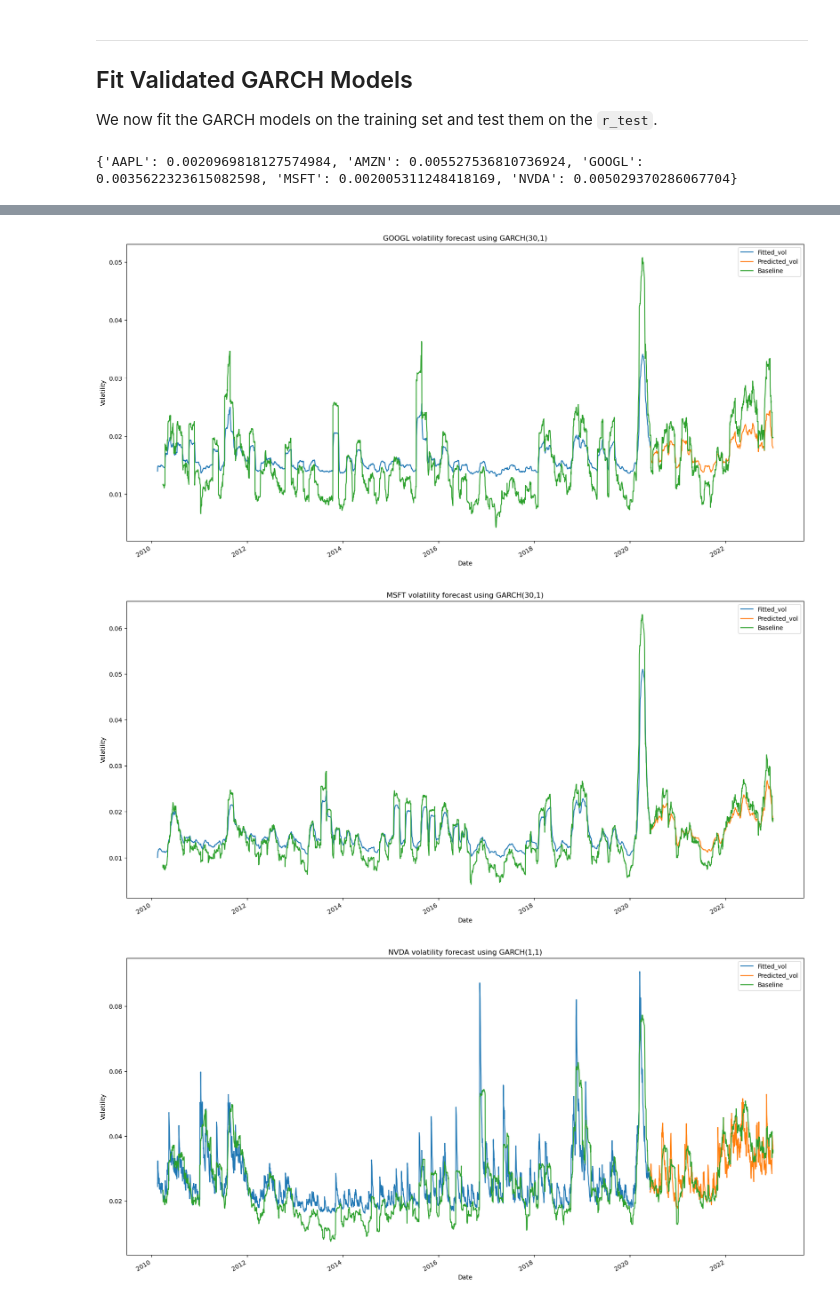
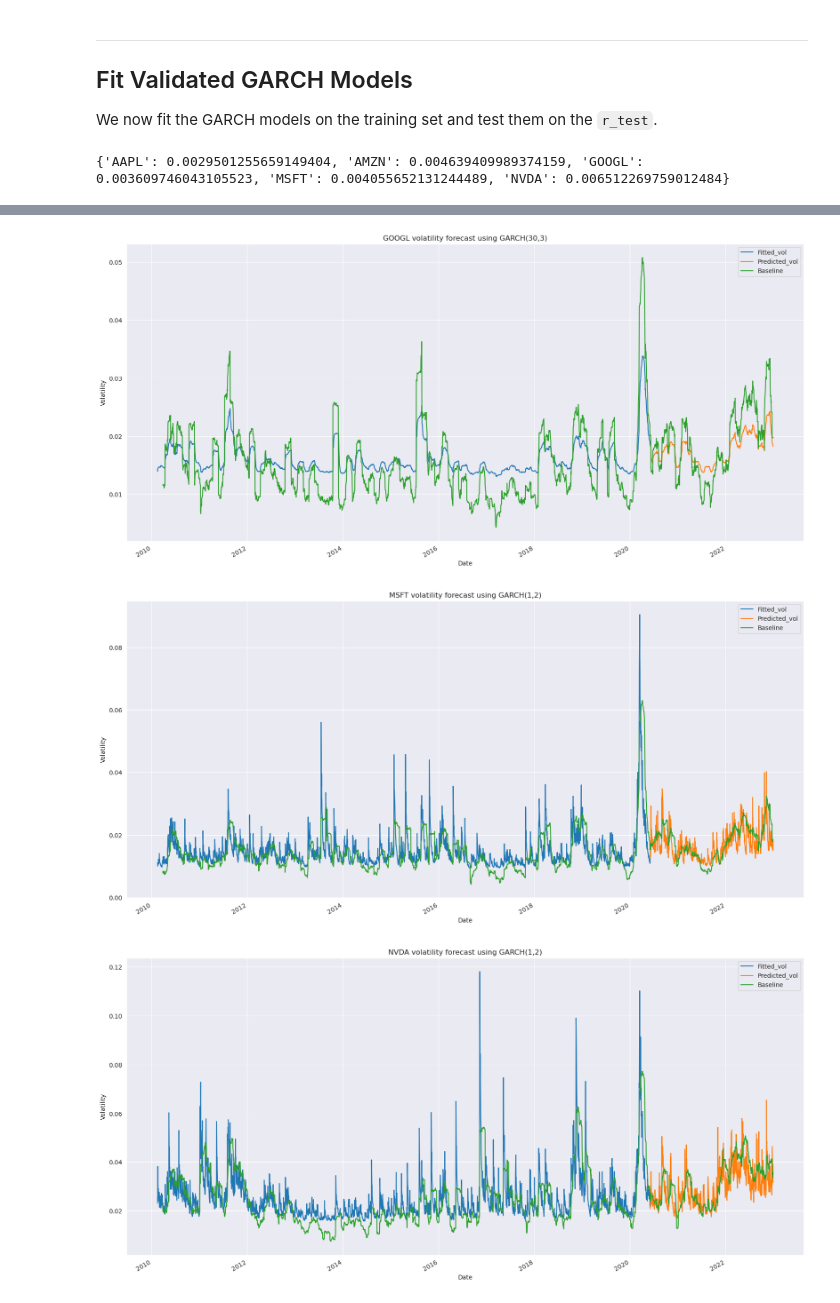
Before and after one commit to thomaspolstra/Number-Bunch-Crunch, a Jupyter notebook: GARCH/GARCH_cross_validation.ipynb, the cells around one changed output, grey strips where cells are left out. Cells and saved outputs as stored; diff of their text form; code cells hidden in the pictures.

```diff
--- a/GARCH/GARCH_cross_validation.ipynb
+++ b/GARCH/GARCH_cross_validation.ipynb
@@ -7,10 +7,11 @@ import pandas as pd
 import numpy as np
 import matplotlib.pyplot as plt
 import seaborn as sns
+import itertools
 
 from arch import arch_model
 from seaborn import set_style
-set_style("whitegrid")
+set_style("darkgrid")
 # %%
 tech = pd.read_csv("../data/tech_data.csv", parse_dates=True, index_col="Date")
 # %% [markdown]
@@ -60,15 +63,18 @@ from sklearn.metrics import mean_squared_error
 # %%
 p_choices = [1,2,3,5,10,15,30]
+q_choices = [1,2,3,5,10,15,30]
+
+pq_pairs = list(itertools.product(p_choices, q_choices))
 
 kfold = TimeSeriesSplit(n_splits=3,
                         test_size=len(r_test.index))
 
-results = pd.DataFrame(index=p_choices, columns=tickers)
+results = pd.DataFrame(index=pq_pairs, columns=tickers)
 
 for stock in tickers:
 
     ## make empty array for the mses
-    mses = {k:[0]*5 for k in p_choices}
+    mses = {(a,b):[0]*3 for (a,b) in pq_pairs}
 
     ## this keeps track of which split we are on
     i = 0
@@ -78,16 +84,18 @@ for stock in tickers:
 
         full_index = np.concatenate((train_index,test_index), axis=0)
 
+        print(full_index)
+
         col = r_train[stock+"_returns"].copy()
 
         train = col[full_index]
 
         ## for each window we make a new model
-        for p in p_choices:
+        for (p,q) in pq_pairs:
 
             am = arch_model(train,
                      p=p,
-                     q=1,
+                     q=q,
                      vol='GARCH',
                      dist='normal',
                      rescale=False)
@@ -110,10 +118,10 @@ for stock in tickers:
             ## add the mean square error to the array
             vola = r_train[stock+"_vol"].copy()
             ## compare with observed vol
-            mses[p][i] = mean_squared_error(vola[test_index].values, np.sqrt(forecasts.variance))
+            mses[(p,q)][i] = mean_squared_error(vola[test_index].values, np.sqrt(forecasts.variance))
 
         i += 1
 
     ## add the average mse to the dataframe
-    for p in mses.keys():
-        results.loc[p, stock] = np.mean(mses[p])
+    for (p,q) in pq_pairs:
+        results[stock][(p,q)] = np.mean(mses[(p,q)])
@@ -131,5 +164,5 @@ results
 # %%
-tech_p = { k:results.index[np.argmin(results[k])] for k in tickers }
+best_pq = { k:results.index[np.argmin(results[k])] for k in tickers }
 
-tech_p
+best_pq
 # %% [output]
@@ -148,12 +185,12 @@ mse = {}
 
 for stock in tickers:
 
-    ## get validated p
-    p = int(tech_p[stock])
+    ## get validated p and q
+    p,q = best_pq[stock]
 
     am = arch_model(returns[stock+"_returns"],
                     p=p,
-                    q=1,
+                    q=q,
                     vol='GARCH',
                     dist='normal',
                     rescale=False)
@@ -177,9 +214,9 @@ for stock in tickers:
 
     df.plot(y=["Fitted_vol", "Predicted_vol", "Baseline"],
                 figsize=(20,10),
-                title = f"{stock} volatility forecast using GARCH({p},1)",
+                title = f"{stock} volatility forecast using GARCH({p},{q})",
                 ylabel="Volatility")
 
 print(mse)
 # %% [output]
-{'AAPL': 0.0020969818127574984, 'AMZN': 0.005527536810736924, 'GOOGL': 0.0035622323615082598, 'MSFT': 0.002005311248418169, 'NVDA': 0.005029370286067704}
+{'AAPL': 0.0029501255659149404, 'AMZN': 0.004639409989374159, 'GOOGL': 0.003609746043105523, 'MSFT': 0.004055652131244489, 'NVDA': 0.006512269759012484}
@@ -188,3 +225,3 @@ print(mse)
-[figure, old version]
+[figure, new version]
-[figure, old version]
+[figure, new version]
-[figure, old version]
+[figure, new version]
```
Also changed, not shown: parts of 5 cells of this notebook.
